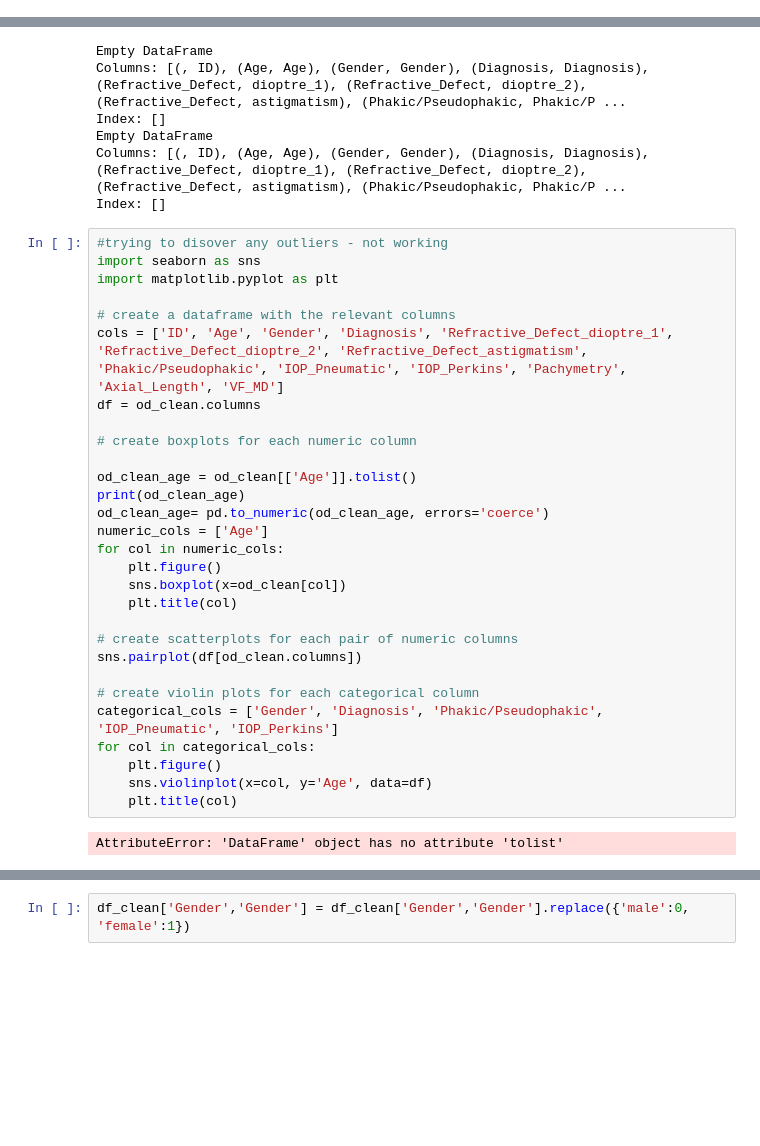
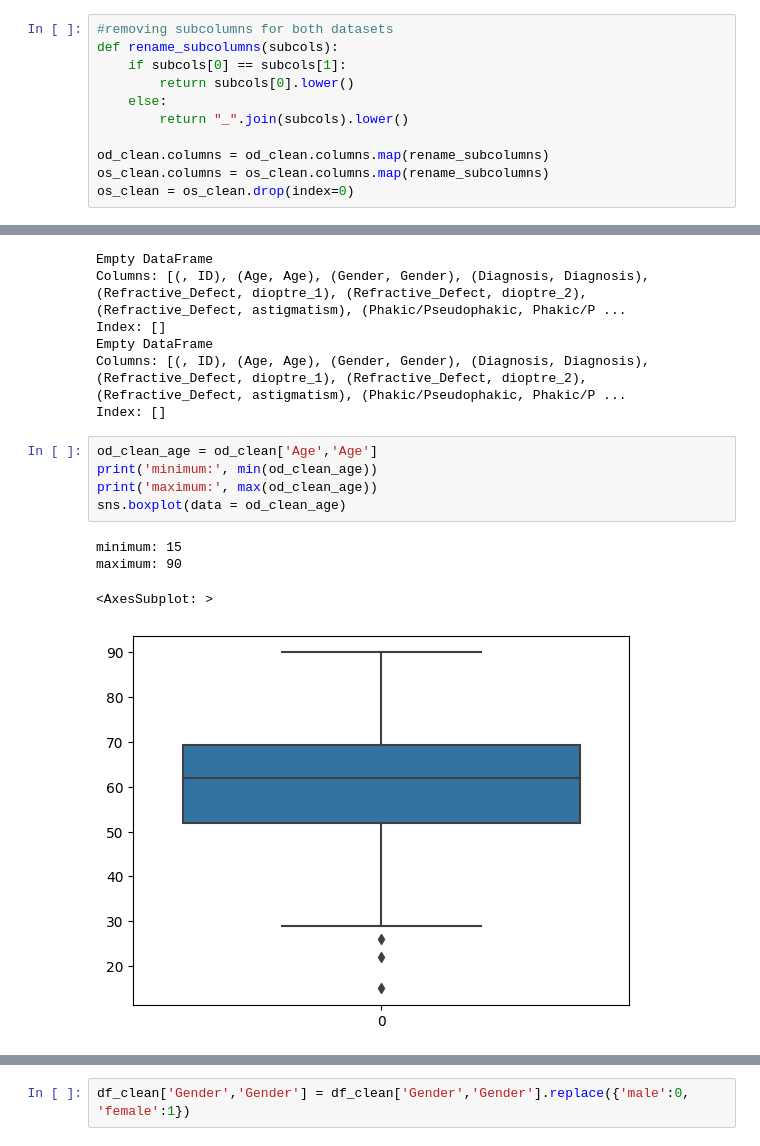
Before and after one commit to bethtaylor339/data_science, a Jupyter notebook: cw.ipynb, the cells around one changed output, grey strips where cells are left out. Cells and saved outputs as stored; diff of their text form; blank space fills up the shorter version.

```diff
--- a/cw.ipynb
+++ b/cw.ipynb
@@ -65,3 +65,14 @@ os.columns = multi_index
 # %%
 od_clean = df_formatted.copy(deep=True)
 os_clean = os.copy(deep=True)
+# %%
+#removing subcolumns for both datasets
+def rename_subcolumns(subcols):
+    if subcols[0] == subcols[1]:
+        return subcols[0].lower()
+    else:
+        return "_".join(subcols).lower()
+
+od_clean.columns = od_clean.columns.map(rename_subcolumns)
+os_clean.columns = os_clean.columns.map(rename_subcolumns)
+os_clean = os_clean.drop(index=0)
@@ -281,34 +321,13 @@ Index: []
 Empty DataFrame
 Columns: [(, ID), (Age, Age), (Gender, Gender), (Diagnosis, Diagnosis), (Refractive_Defect, dioptre_1), (Refractive_Defect, dioptre_2), (Refractive_Defect, astigmatism), (Phakic/Pseudophakic, Phakic/P ...
 Index: []
-# %%
-#trying to disover any outliers - not working
-import seaborn as sns
-import matplotlib.pyplot as plt
-
-# create a dataframe with the relevant columns
-cols = ['ID', 'Age', 'Gender', 'Diagnosis', 'Refractive_Defect_dioptre_1', 'Refractive_Defect_dioptre_2', 'Refractive_Defect_astigmatism', 'Phakic/Pseudophakic', 'IOP_Pneumatic', 'IOP_Perkins', 'Pachymetry', 'Axial_Length', 'VF_MD']
-df = od_clean.columns
-
-# create boxplots for each numeric column
-
-od_clean_age = od_clean[['Age']].tolist()
-print(od_clean_age)
-od_clean_age= pd.to_numeric(od_clean_age, errors='coerce')
-numeric_cols = ['Age']
-for col in numeric_cols:
-    plt.figure()
-    sns.boxplot(x=od_clean[col])
-    plt.title(col)
-
-# create scatterplots for each pair of numeric columns
-sns.pairplot(df[od_clean.columns])
-
-# create violin plots for each categorical column
-categorical_cols = ['Gender', 'Diagnosis', 'Phakic/Pseudophakic', 'IOP_Pneumatic', 'IOP_Perkins']
-for col in categorical_cols:
-    plt.figure()
-    sns.violinplot(x=col, y='Age', data=df)
-    plt.title(col)
-# %% [output]
-AttributeError: 'DataFrame' object has no attribute 'tolist'
+# %%
+od_clean_age = od_clean['Age','Age']
+print('minimum:', min(od_clean_age))
+print('maximum:', max(od_clean_age))
+sns.boxplot(data = od_clean_age)
+# %% [output]
+minimum: 15
+maximum: 90
+<AxesSubplot: >
+[figure, added]
```
Also changed, not shown: parts of 7 cells of this notebook, 3 other files.
